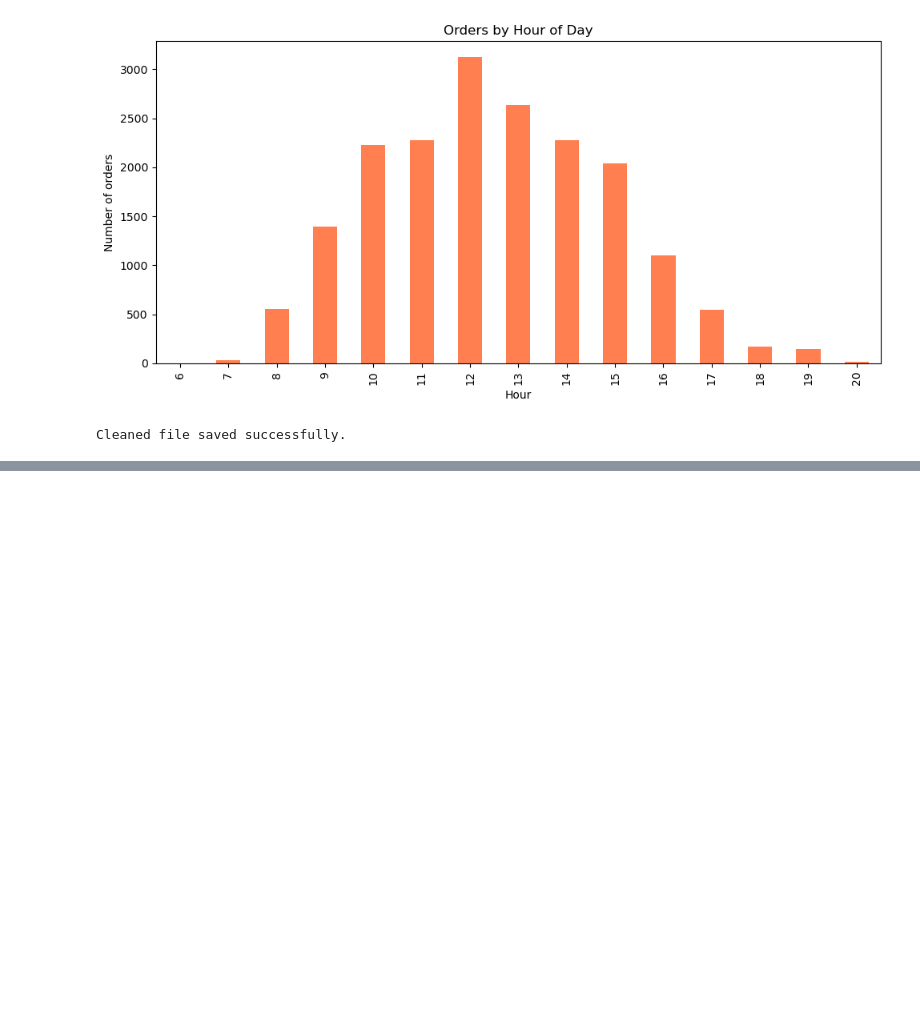
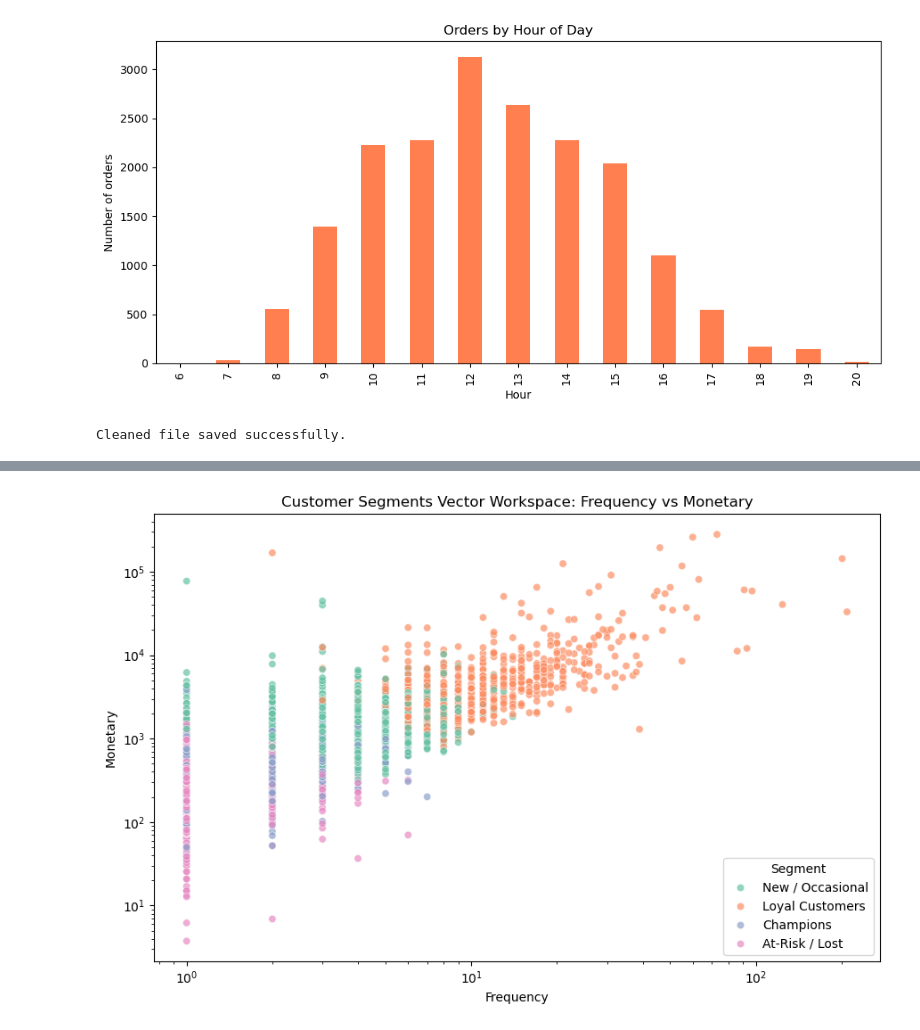
Before and after one commit to Dasari-Pallavi/ecommerce-customer-product-analytics, a Jupyter notebook: notebooks/analysis.ipynb, the cells around one changed output, grey strips where cells are left out. Cells and saved outputs as stored; diff of their text form; code cells hidden in the pictures; blank space fills up the shorter version.

```diff
--- a/notebooks/analysis.ipynb
+++ b/notebooks/analysis.ipynb
@@ -165,0 +243,16 @@ print("Cleaned data file saved successfully in data/ folder.")
+# %%
+# Initialize and predict final labels
+kmeans = KMeans(n_clusters=4, random_state=42, n_init=10)
+rfm["Cluster"] = kmeans.fit_predict(X_scaled)
+
+# Aggregate profiles to discover cluster core properties
+profile = rfm.groupby("Cluster").agg(
+    Customers=("CustomerID", "count"),
+    Avg_Recency=("Recency", "mean"),
+    Avg_Frequency=("Frequency", "mean"),
+    Avg_Monetary=("Monetary", "mean"),
+    Total_Revenue=("Monetary", "sum")
+).round(1)
+
+profile["Revenue_Share_%"] = (profile["Total_Revenue"] / profile["Total_Revenue"].sum() * 100).round(1)
+profile
@@ -165,0 +318,11 @@ print("Cleaned data file saved successfully in data/ folder.")
+# %%
+plt.figure(figsize=(9, 6))
+sns.scatterplot(data=rfm, x="Frequency", y="Monetary", hue="Segment", alpha=0.7, palette="Set2")
+plt.xscale("log")
+plt.yscale("log")
+plt.title("Customer Segments Vector Workspace: Frequency vs Monetary")
+plt.tight_layout()
+plt.savefig("../images/segments_scatter.png", dpi=150)
+plt.show()
+# %% [output]
+[figure, added]
```
Also changed, not shown: parts of 10 cells of this notebook, 4 other files.
